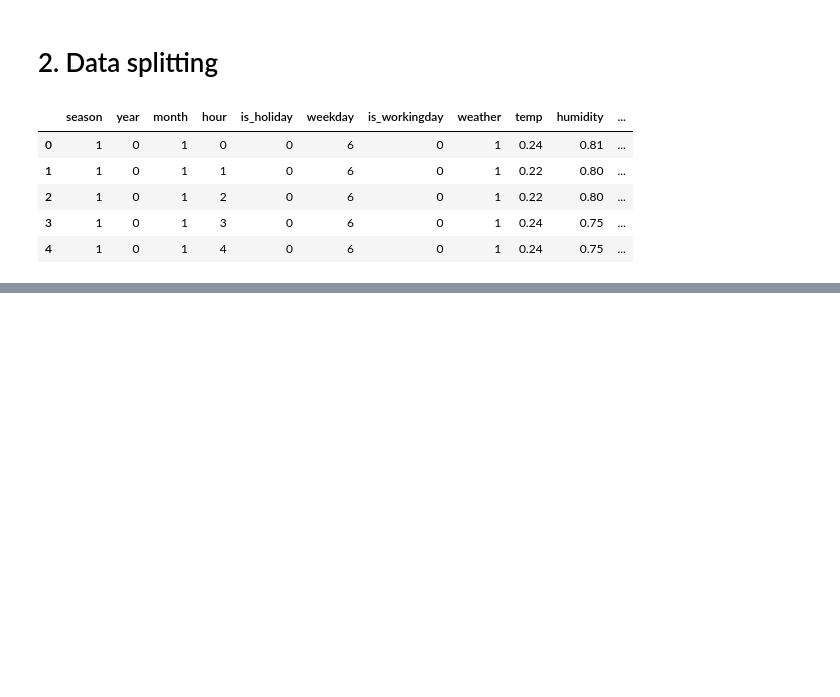
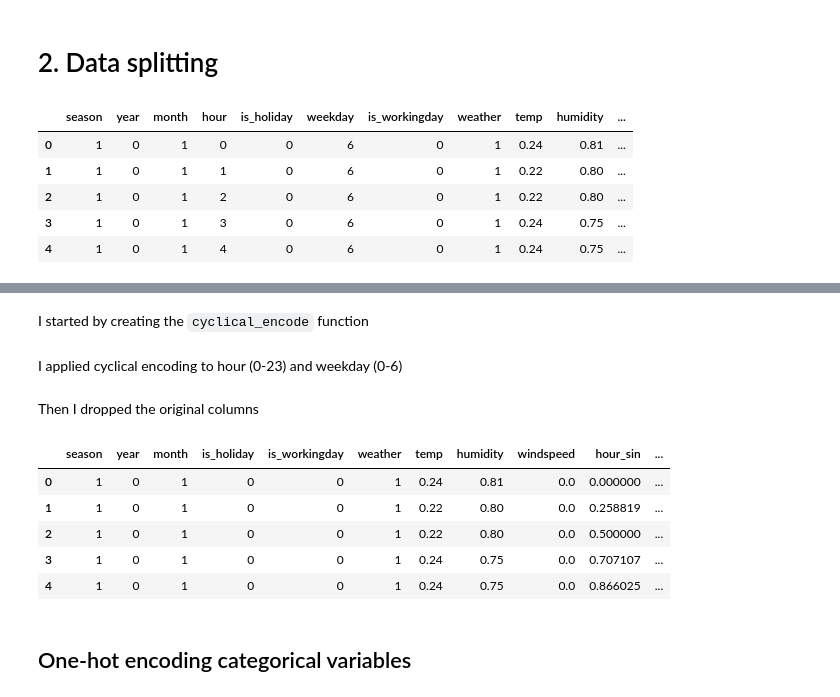
Before and after one commit to leaabj/ML-fundamentals-2025, a Jupyter notebook: assignment_2_lea_aboujaoude[_aboujaoude].ipynb, the cells around one changed output, grey strips where cells are left out. Drawn from its saved outputs; the diff is of its cells as text; code cells hidden in the pictures; blank space fills up the shorter version.

```diff
--- a/assignment_2_lea_aboujaoude[_aboujaoude].ipynb
+++ b/assignment_2_lea_aboujaoude[_aboujaoude].ipynb
@@ -319,0 +489,39 @@ hour_df.head()
+# %% [markdown]
+I started by creating the `cyclical_encode` function
+# %%
+
+def cyclical_encode(data, col, max_val):
+    data_copy = data.copy()
+    data_copy[f'{col}_sin'] = np.sin(2 * np.pi * data_copy[col].astype(float) / max_val)
+    data_copy[f'{col}_cos'] = np.cos(2 * np.pi * data_copy[col].astype(float) / max_val)
+    return data_copy
+# %% [markdown]
+I applied cyclical encoding to hour (0-23) and weekday (0-6)
+# %%
+# hour (0-23)
+X_train = cyclical_encode(X_train, 'hour', 24)
+X_val = cyclical_encode(X_val, 'hour', 24)
+X_test = cyclical_encode(X_test, 'hour', 24)
+
+# weekday (0-6)
+X_train = cyclical_encode(X_train, 'weekday', 7)
+X_val = cyclical_encode(X_val, 'weekday', 7)
+X_test = cyclical_encode(X_test, 'weekday', 7)
+# %% [markdown]
+Then I dropped the original columns
+# %%
+columns_to_drop = ['hour', 'weekday']
+X_train = X_train.drop(columns=columns_to_drop)
+X_val = X_val.drop(columns=columns_to_drop)
+X_test = X_test.drop(columns=columns_to_drop)
+# %%
+X_train.head()
+# %% [output]
+|  | season | year | month | is_holiday | is_workingday | weather | temp | humidity | windspeed | hour_sin | ... |
+| 0 | 1 | 0 | 1 | 0 | 0 | 1 | 0.24 | 0.81 | 0.0 | 0.000000 | ... |
+| 1 | 1 | 0 | 1 | 0 | 0 | 1 | 0.22 | 0.80 | 0.0 | 0.258819 | ... |
+| 2 | 1 | 0 | 1 | 0 | 0 | 1 | 0.22 | 0.80 | 0.0 | 0.500000 | ... |
+| 3 | 1 | 0 | 1 | 0 | 0 | 1 | 0.24 | 0.75 | 0.0 | 0.707107 | ... |
+| 4 | 1 | 0 | 1 | 0 | 0 | 1 | 0.24 | 0.75 | 0.0 | 0.866025 | ... |
+# %% [markdown]
+## One-hot encoding categorical variables
```
Also changed, not shown: parts of 14 cells of this notebook, 2 other files.
